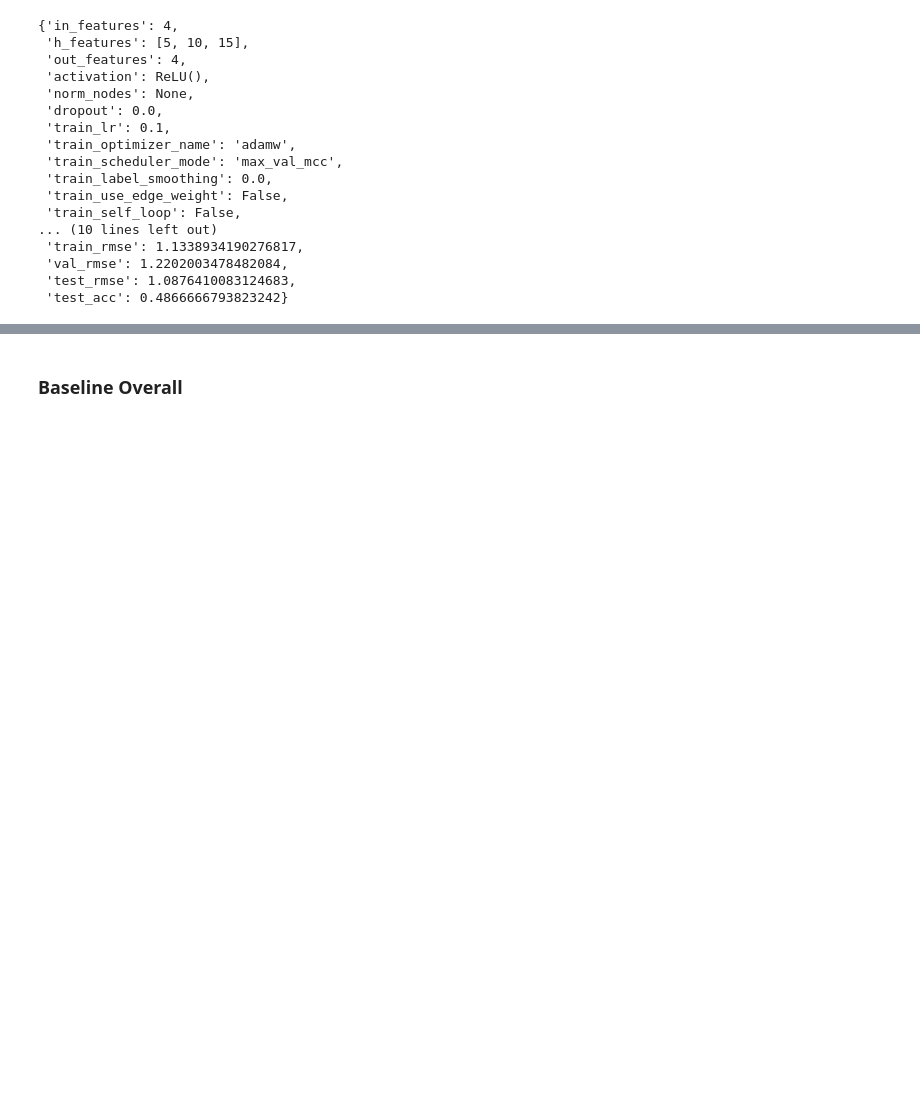
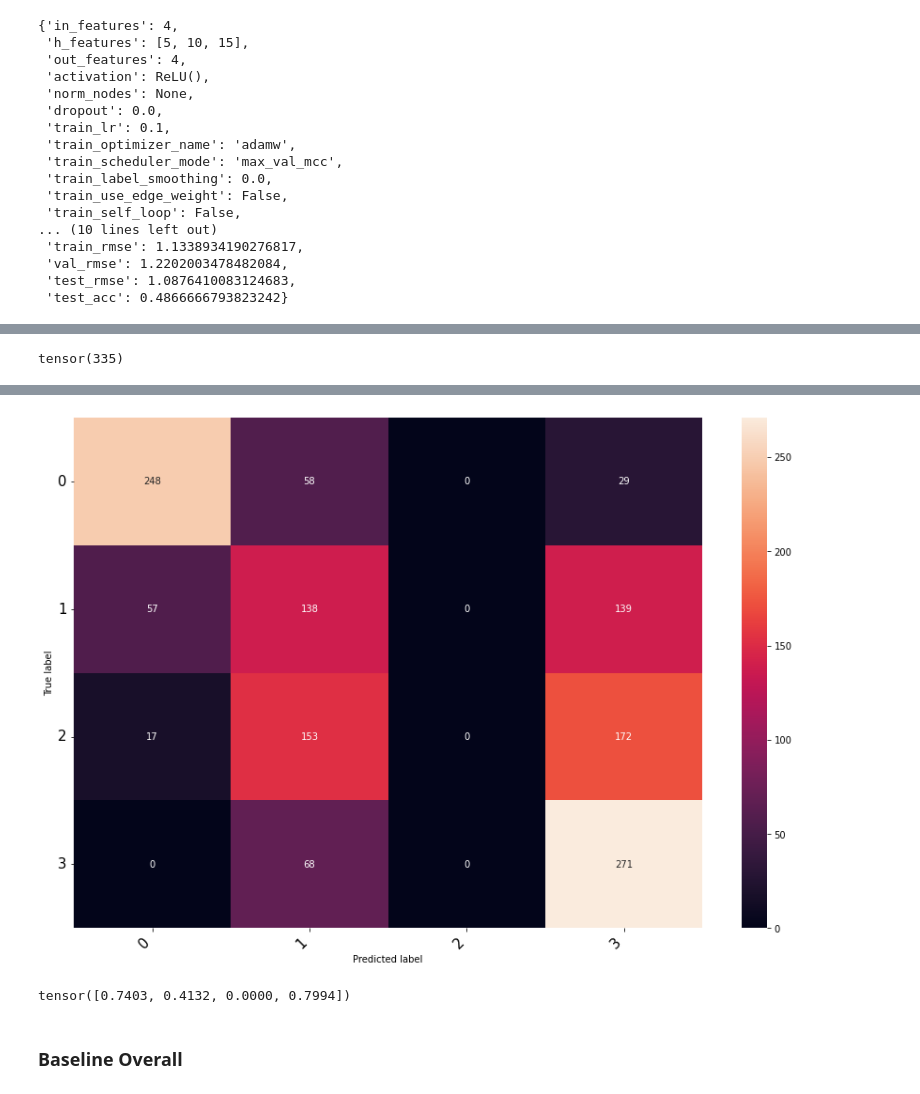
Before and after one commit to vibalcam/gnn-systemic-risk, a Jupyter notebook: notebooks/big_network/models_clas_0.1/models_training.ipynb, the cells around one changed output, grey strips where cells are left out. Cells and saved outputs as stored; diff of their text form; code cells hidden in the pictures; blank space fills up the shorter version.

```diff
--- a/notebooks/big_network/models_clas_0.1/models_training.ipynb
+++ b/notebooks/big_network/models_clas_0.1/models_training.ipynb
@@ -389,2 +389,11 @@ all[sort_idx[0]]['dict']
 # %%
 pretty([all[k]['dict'] for k in sort_idx])
+# %%
+cm = all[sort_idx[0]]['test_cm'][0]
+# %%
+(cm.labels==0).sum()
+# %% [output]
+tensor(335)
+# %%
+cm.visualize()
+# %% [output]
@@ -391,3 +401,8 @@ pretty([all[k]['dict'] for k in sort_idx])
+[figure, added]
+# %%
+cm.class_accuracy
+# %% [output]
+tensor([0.7403, 0.4132, 0.0000, 0.7994])
 # %% [markdown]
 ### Baseline Overall
 # %%
```
Also changed, not shown: parts of 21 cells of this notebook, 2 other files.
